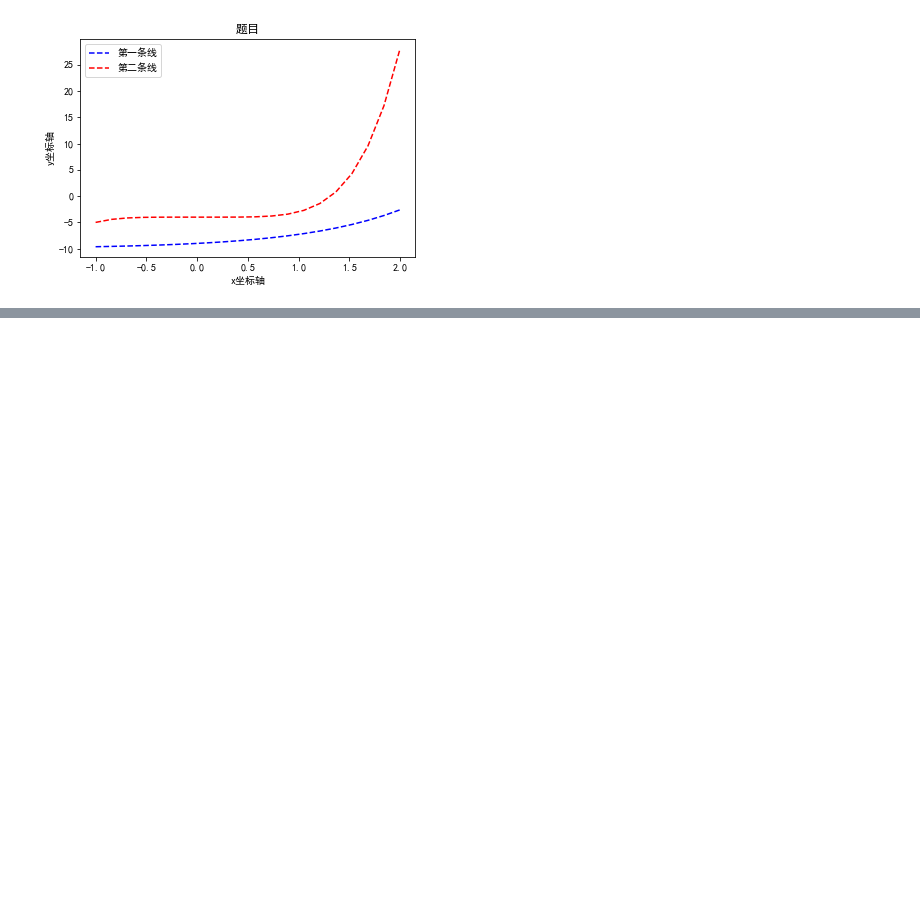
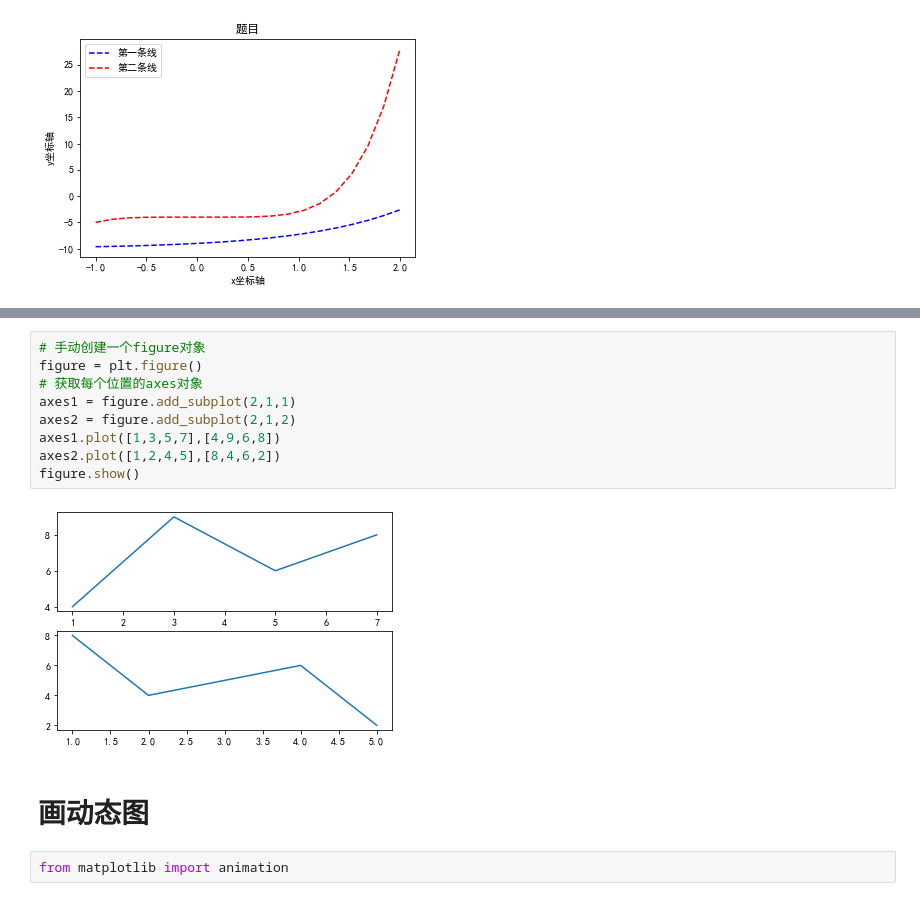
Before and after one commit to hs867785578/MyTest, a Jupyter notebook: plot_中文设置.ipynb, the cells around one changed output, grey strips where cells are left out. Drawn from its saved outputs; the diff is of its cells as text; blank space fills up the shorter version.

```diff
--- a/plot_中文设置.ipynb
+++ b/plot_中文设置.ipynb
@@ -23,0 +87,15 @@ plt.show()
+# %%
+# 手动创建一个figure对象
+figure = plt.figure()
+# 获取每个位置的axes对象
+axes1 = figure.add_subplot(2,1,1)
+axes2 = figure.add_subplot(2,1,2)
+axes1.plot([1,3,5,7],[4,9,6,8])
+axes2.plot([1,2,4,5],[8,4,6,2])
+figure.show()
+# %% [output]
+[figure, added]
+# %% [markdown]
+# 画动态图
+# %%
+from matplotlib import animation
```
Also changed, not shown: parts of 8 cells of this notebook.
